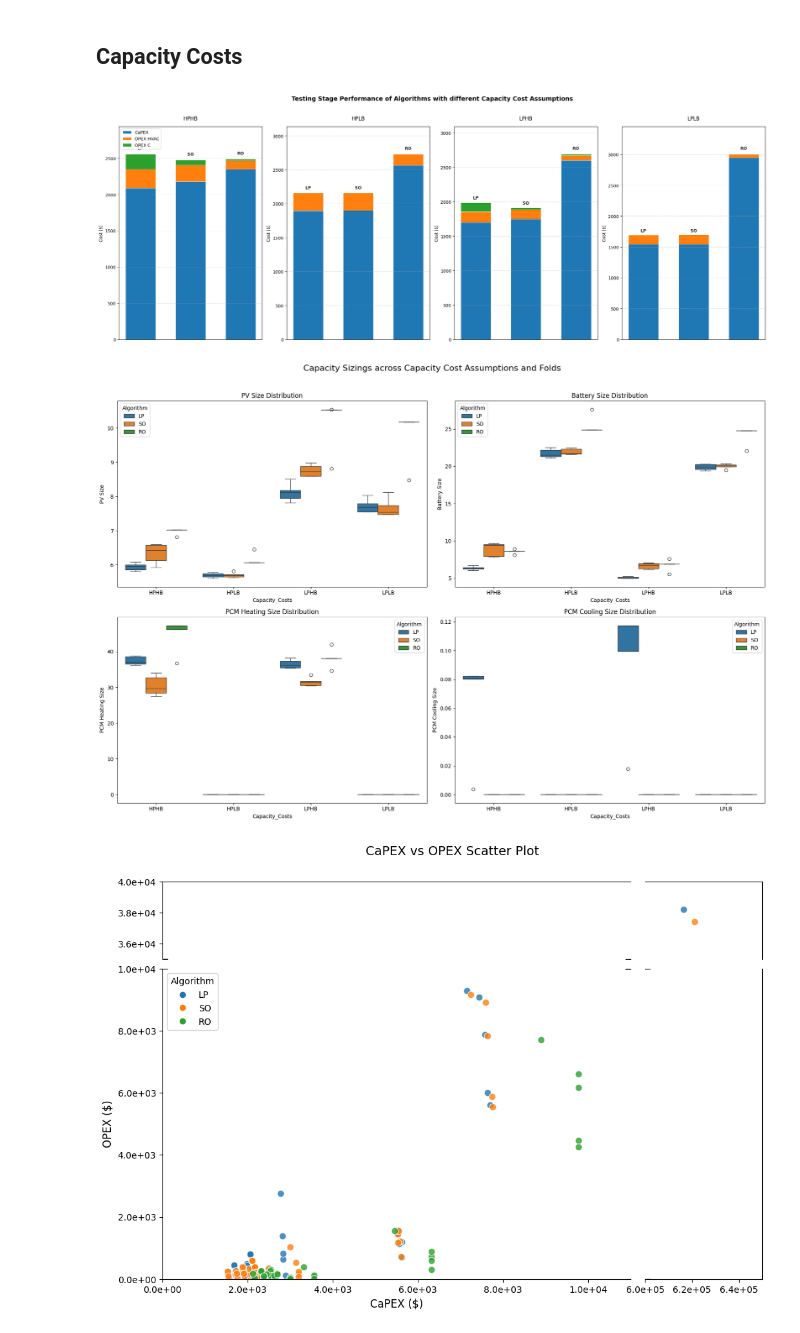
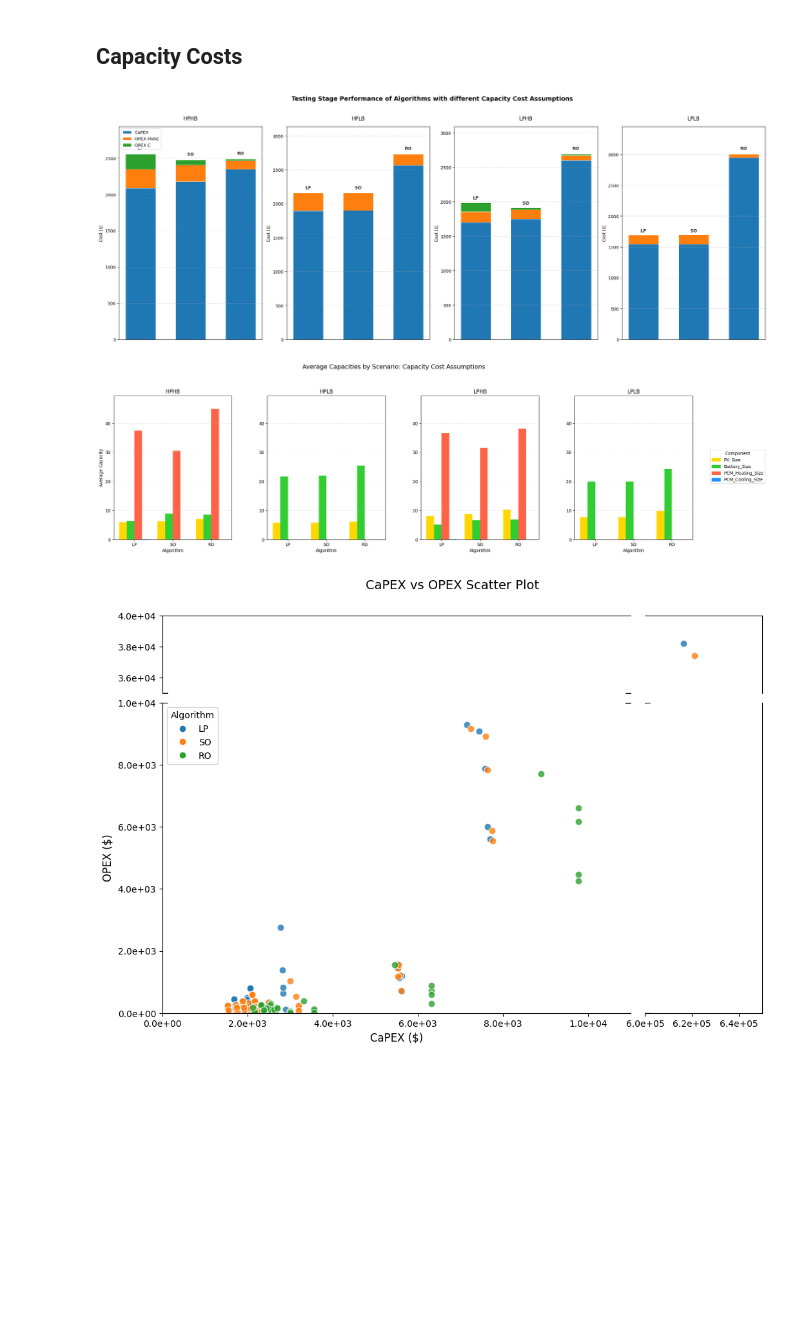
Before and after one commit to ARResearchCC/Capacity_Algo, a Jupyter notebook: Plots.ipynb, the cells around one changed output. Saved outputs shown, nothing was run; the diff lists cells and outputs as text; code cells hidden in the pictures; blank space fills up the shorter version.

```diff
--- a/Plots.ipynb
+++ b/Plots.ipynb
@@ -266,20 +378,25 @@ capacity_box_plot(scenario_data, SA_name, "Applications")
 # %%
 SA_name = 'Capacity_Costs'
 
 # Example usage for Locations:
 cap_cost_data = load_data(
     folder_path=os.path.join('Safe_Results', f'SA_{SA_name}'),
     pattern_prefix=SA_name
 )
 
 # Run the plotting function
 plot_grouped_stacked_bars(cap_cost_data, SA_name, "Capacity Cost Assumptions")
 
-# For location analysis
-capacity_box_plot(cap_cost_data, SA_name, "Capacity Cost Assumptions")
+# Old capacity box plot unused
+# capacity_box_plot(cap_cost_data, SA_name, "Capacity Cost Assumptions")
+
+# capacity bar plot
+
+special_scenarios = []
+scenario_capacity_barplot(cap_cost_data, SA_name, "Capacity Cost Assumptions", special_scenarios)
 # %% [output]
 [figure]
-[figure, old version]
+[figure, new version]
 # %%
 from matplotlib.patches import Rectangle
 
```
Also changed, not shown: parts of 20 cells of this notebook, 1 other file.
